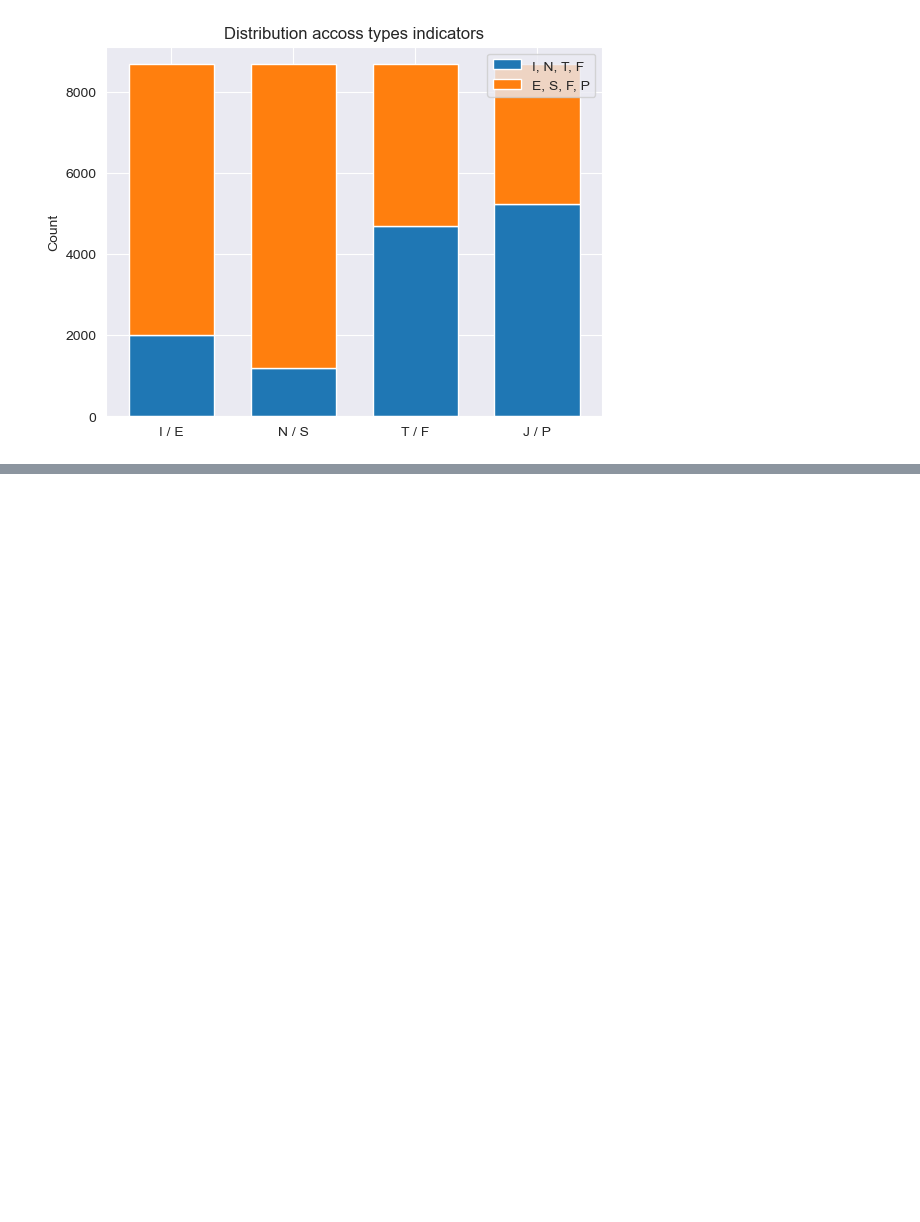
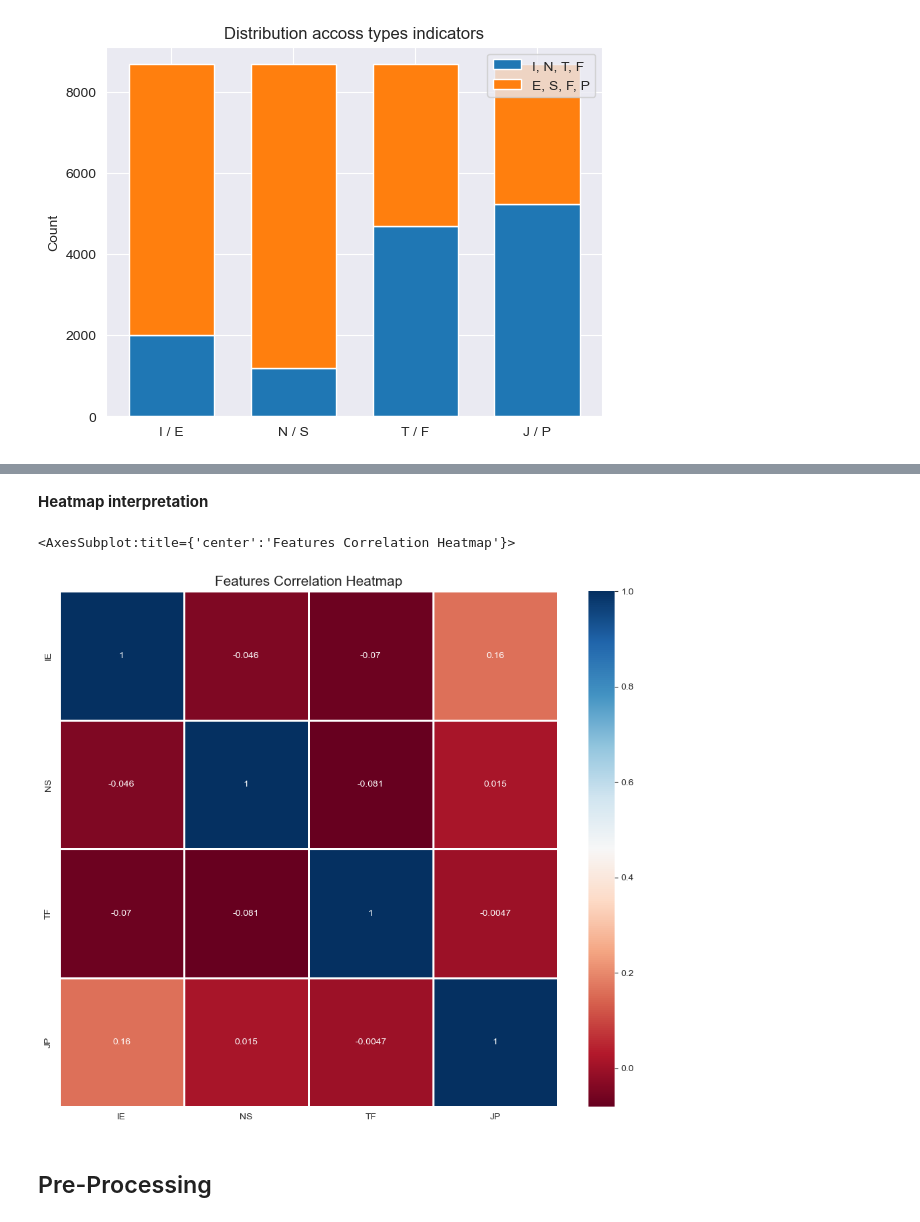
Before and after one commit to YaseenMunowwar/DSGP_Group20, a Jupyter notebook: personality_prediction.ipynb, the cells around one changed output, grey strips where cells are left out. Saved outputs shown, nothing was run; the diff lists cells and outputs as text; code cells hidden in the pictures; blank space fills up the shorter version.

```diff
--- a/personality_prediction.ipynb
+++ b/personality_prediction.ipynb
@@ -425,0 +436,13 @@ plt.show()
+# %% [markdown]
+**Heatmap interpretation**
+# %%
+cmap = plt.cm.RdBu
+corr = data[['IE','NS','TF','JP']].corr()
+plt.figure(figsize=(12,10))
+plt.title('Features Correlation Heatmap', size=15)
+sns.heatmap(corr, cmap=cmap,  annot=True, linewidths=1)
+# %% [output]
+<AxesSubplot:title={'center':'Features Correlation Heatmap'}>
+[figure, added]
+# %% [markdown]
+## Pre-Processing
```
Also changed, not shown: parts of 20 cells of this notebook.
